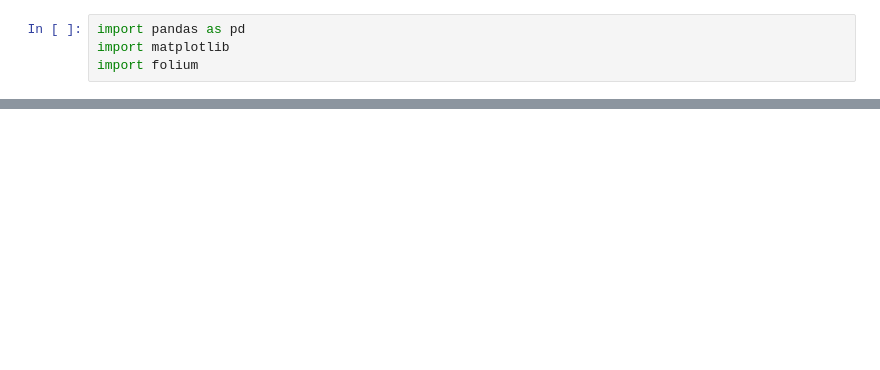
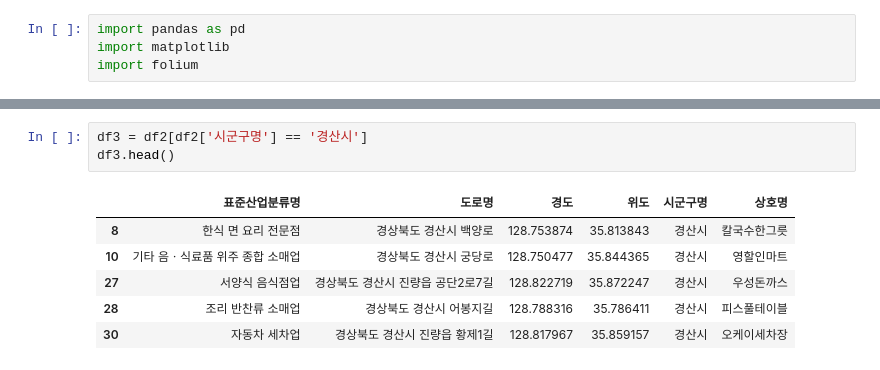
Before and after one commit to adam9e96/python_basic, a Jupyter notebook: chapter10_data_analysis/pandas03/pandas_027.ipynb, the cells around one changed output, grey strips where cells are left out. Cells and saved outputs as stored; diff of their text form; blank space fills up the shorter version.

```diff
--- a/chapter10_data_analysis/pandas03/pandas_027.ipynb
+++ b/chapter10_data_analysis/pandas03/pandas_027.ipynb
@@ -17,0 +66,10 @@ df2.head(10)
+# %%
+df3 = df2[df2['시군구명'] == '경산시']
+df3.head()
+# %% [output]
+|  | 표준산업분류명 | 도로명 | 경도 | 위도 | 시군구명 | 상호명 |
+| 8 | 한식 면 요리 전문점 | 경상북도 경산시 백양로 | 128.753874 | 35.813843 | 경산시 | 칼국수한그릇 |
+| 10 | 기타 음ㆍ식료품 위주 종합 소매업 | 경상북도 경산시 궁당로 | 128.750477 | 35.844365 | 경산시 | 영할인마트 |
+| 27 | 서양식 음식점업 | 경상북도 경산시 진량읍 공단2로7길 | 128.822719 | 35.872247 | 경산시 | 우성돈까스 |
+| 28 | 조리 반찬류 소매업 | 경상북도 경산시 어봉지길 | 128.788316 | 35.786411 | 경산시 | 피스풀테이블 |
+| 30 | 자동차 세차업 | 경상북도 경산시 진량읍 황제1길 | 128.817967 | 35.859157 | 경산시 | 오케이세차장 |
```
Also changed, not shown: parts of 14 cells of this notebook, 19 other files.
